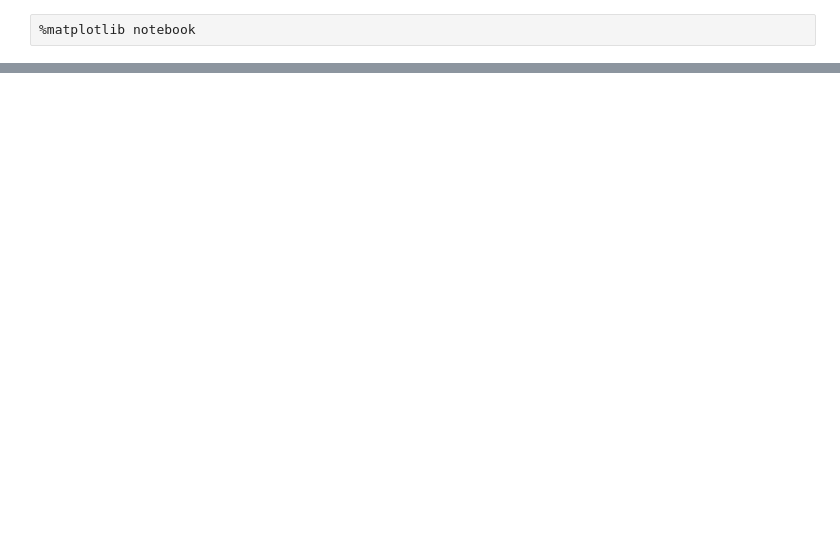
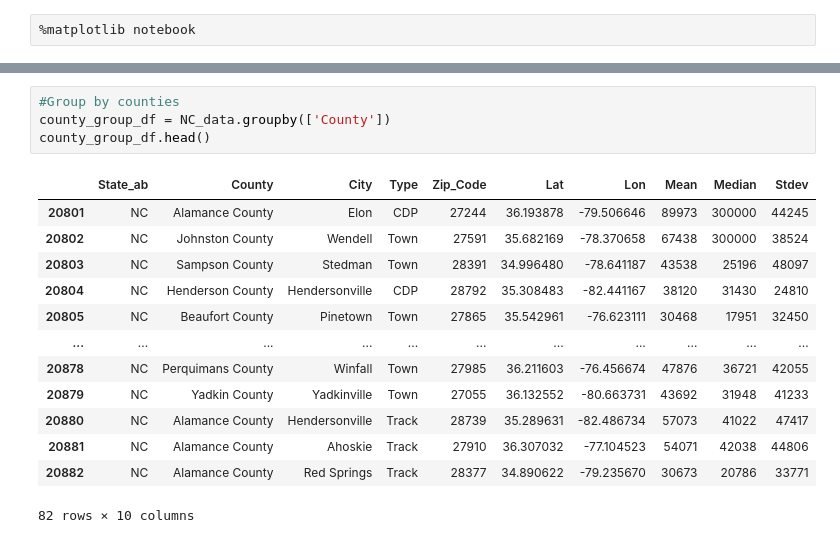
Before and after one commit to AnaLindaPenny/project-one, a Jupyter notebook: Resources/Income Analysis.ipynb, the cells around one changed output, grey strips where cells are left out. Cells and saved outputs as stored; diff of their text form; blank space fills up the shorter version.

```diff
--- a/Resources/Income Analysis.ipynb
+++ b/Resources/Income Analysis.ipynb
@@ -358,0 +415,18 @@ plt.savefig("../Images/Median_Income_Zip.png")
+# %%
+#Group by counties
+county_group_df = NC_data.groupby(['County'])
+county_group_df.head()
+# %% [output]
+|  | State_ab | County | City | Type | Zip_Code | Lat | Lon | Mean | Median | Stdev |
+| 20801 | NC | Alamance County | Elon | CDP | 27244 | 36.193878 | -79.506646 | 89973 | 300000 | 44245 |
+| 20802 | NC | Johnston County | Wendell | Town | 27591 | 35.682169 | -78.370658 | 67438 | 300000 | 38524 |
+| 20803 | NC | Sampson County | Stedman | Town | 28391 | 34.996480 | -78.641187 | 43538 | 25196 | 48097 |
+| 20804 | NC | Henderson County | Hendersonville | CDP | 28792 | 35.308483 | -82.441167 | 38120 | 31430 | 24810 |
+| 20805 | NC | Beaufort County | Pinetown | Town | 27865 | 35.542961 | -76.623111 | 30468 | 17951 | 32450 |
+| ... | ... | ... | ... | ... | ... | ... | ... | ... | ... | ... |
+| 20878 | NC | Perquimans County | Winfall | Town | 27985 | 36.211603 | -76.456674 | 47876 | 36721 | 42055 |
+| 20879 | NC | Yadkin County | Yadkinville | Town | 27055 | 36.132552 | -80.663731 | 43692 | 31948 | 41233 |
+| 20880 | NC | Alamance County | Hendersonville | Track | 28739 | 35.289631 | -82.486734 | 57073 | 41022 | 47417 |
+| 20881 | NC | Alamance County | Ahoskie | Track | 27910 | 36.307032 | -77.104523 | 54071 | 42038 | 44806 |
+| 20882 | NC | Alamance County | Red Springs | Track | 28377 | 34.890622 | -79.235670 | 30673 | 20786 | 33771 |
+82 rows × 10 columns
```
Also changed, not shown: parts of 14 cells of this notebook, 3 other files.
